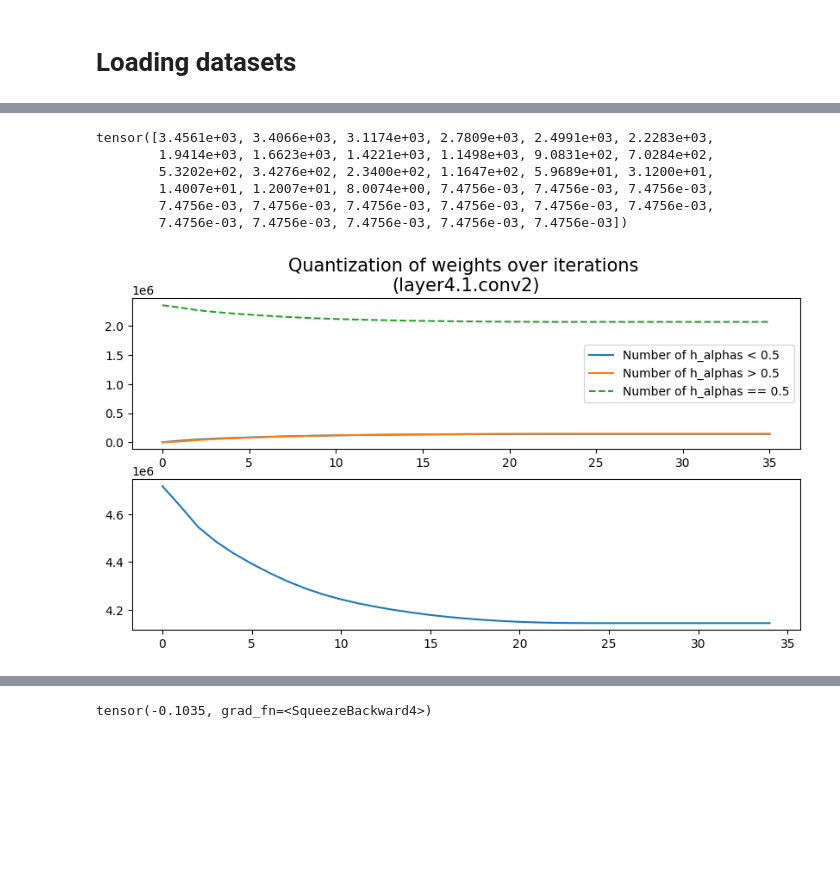
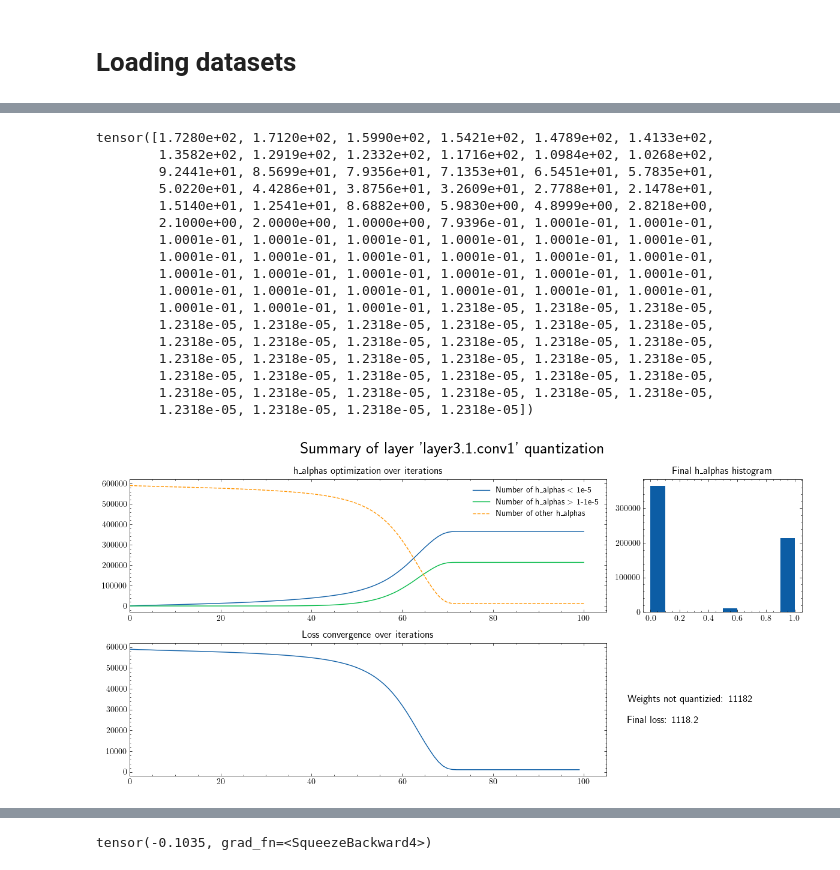
Before and after one commit to puscianm/anvil, a Jupyter notebook: testing.ipynb, the cells around one changed output, grey strips where cells are left out. Cells and saved outputs as stored; diff of their text form; code cells hidden in the pictures; blank space fills up the shorter version.

Commit message:
Plotting and experimenting

```diff
--- a/testing.ipynb
+++ b/testing.ipynb
@@ -95,5 +95,4 @@ fc <class 'torch.nn.modules.linear.Linear'>
 # %%
-adaround_wrapper = anvil.adaround.AdaRoundModelWrapper(model, images_1)
-adaround_statistics, quantizized_weights, quantizized_model = adaround_wrapper.apply_adaround_to_layers(reg_param=2, bitwidth=4, per_channel=False, num_iterations=3500, beta_range=(20, 2), optimizer_lr=3e-2, use_quantiles=True, lower_quantile=0.00005, upper_quantile=0.99995)
+adaround_statistics, quantizized_weights, quantizized_model = adaround_wrapper.apply_adaround_to_layers(reg_param=100000, bitwidth=8, per_channel=False, num_iterations=3500, beta_range=(20, 1.1), optimizer_lr=3e-2, use_quantiles=True, lower_quantile=1e-5, upper_quantile=1-1e-5)
 # %% [output]
 Quantizizing conv and lin
@@ -193,46 +205,75 @@ tensor([-0.0710, -0.0609, -0.0507, -0.0406, -0.0304, -0.0203, -0.0101,  0.0000,
 # %%
 torch.cat(adaround_statistics['conv1']['losses'])
 # %% [output]
-tensor([3.4561e+03, 3.4066e+03, 3.1174e+03, 2.7809e+03, 2.4991e+03, 2.2283e+03,
-        1.9414e+03, 1.6623e+03, 1.4221e+03, 1.1498e+03, 9.0831e+02, 7.0284e+02,
-        5.3202e+02, 3.4276e+02, 2.3400e+02, 1.1647e+02, 5.9689e+01, 3.1200e+01,
-        1.4007e+01, 1.2007e+01, 8.0074e+00, 7.4756e-03, 7.4756e-03, 7.4756e-03,
-        7.4756e-03, 7.4756e-03, 7.4756e-03, 7.4756e-03, 7.4756e-03, 7.4756e-03,
-        7.4756e-03, 7.4756e-03, 7.4756e-03, 7.4756e-03, 7.4756e-03])
+tensor([1.7280e+02, 1.7120e+02, 1.5990e+02, 1.5421e+02, 1.4789e+02, 1.4133e+02,
+        1.3582e+02, 1.2919e+02, 1.2332e+02, 1.1716e+02, 1.0984e+02, 1.0268e+02,
+        9.2441e+01, 8.5699e+01, 7.9356e+01, 7.1353e+01, 6.5451e+01, 5.7835e+01,
+        5.0220e+01, 4.4286e+01, 3.8756e+01, 3.2609e+01, 2.7788e+01, 2.1478e+01,
+        1.5140e+01, 1.2541e+01, 8.6882e+00, 5.9830e+00, 4.8999e+00, 2.8218e+00,
+        2.1000e+00, 2.0000e+00, 1.0000e+00, 7.9396e-01, 1.0001e-01, 1.0001e-01,
+        1.0001e-01, 1.0001e-01, 1.0001e-01, 1.0001e-01, 1.0001e-01, 1.0001e-01,
+        1.0001e-01, 1.0001e-01, 1.0001e-01, 1.0001e-01, 1.0001e-01, 1.0001e-01,
+        1.0001e-01, 1.0001e-01, 1.0001e-01, 1.0001e-01, 1.0001e-01, 1.0001e-01,
+        1.0001e-01, 1.0001e-01, 1.0001e-01, 1.0001e-01, 1.0001e-01, 1.0001e-01,
+        1.0001e-01, 1.0001e-01, 1.0001e-01, 1.2318e-05, 1.2318e-05, 1.2318e-05,
+        1.2318e-05, 1.2318e-05, 1.2318e-05, 1.2318e-05, 1.2318e-05, 1.2318e-05,
+        1.2318e-05, 1.2318e-05, 1.2318e-05, 1.2318e-05, 1.2318e-05, 1.2318e-05,
+        1.2318e-05, 1.2318e-05, 1.2318e-05, 1.2318e-05, 1.2318e-05, 1.2318e-05,
+        1.2318e-05, 1.2318e-05, 1.2318e-05, 1.2318e-05, 1.2318e-05, 1.2318e-05,
+        1.2318e-05, 1.2318e-05, 1.2318e-05, 1.2318e-05, 1.2318e-05, 1.2318e-05,
+        1.2318e-05, 1.2318e-05, 1.2318e-05, 1.2318e-05])
 # %%
 i = 0
 # %%
 layer_to_plot = list(adaround_statistics.keys())[i]
 #layer_to_plot = 'layer3.0.conv2'
 i+=1
 
 raveled_h_alphas = []
 zeros_count_arr = []
 ones_count_arr = []
 other_count_arr = []
 
 for h_alphas in adaround_statistics[layer_to_plot]['h_alphas']:
     raveled = torch.ravel(h_alphas.to("cpu")).numpy()
-    zeros_count = np.where(raveled == 0)[0].shape[0]
-    ones_count = np.where(raveled  == 1)[0].shape[0]
+    zeros_count = np.where(raveled < 1e-5)[0].shape[0]
+    ones_count = np.where(raveled  > 1-1e-5)[0].shape[0]
     other_count = raveled.shape[0] - zeros_count - ones_count
 
     zeros_count_arr.append(zeros_count)
     ones_count_arr.append(ones_count)
     other_count_arr.append(other_count)
 
-fig, axes = plt.subplots(2,1, figsize=(10, 5))
-axes[0].plot(zeros_count_arr, label='Number of h_alphas < 0.5')
-axes[0].plot(ones_count_arr, label='Number of h_alphas > 0.5')
-axes[0].plot(other_count_arr, "--", label='Number of h_alphas == 0.5')
+with plt.style.context('science'):
+    fig = plt.figure(figsize=(12, 6))
+    gs = fig.add_gridspec(2, 2, width_ratios=[3, 1])
 
-axes[0].set_title(f"Quantization of weights over iterations \n({layer_to_plot})", fontsize=15)
-axes[0].legend()
+    ax0 = fig.add_subplot(gs[0, 0])
+    ax1 = fig.add_subplot(gs[1, 0], sharex=ax0)
+    ax2 = fig.add_subplot(gs[0, 1])
+    ax3 = fig.add_subplot(gs[1, 1])
 
-losses_cpu = torch.cat(adaround_statistics[layer_to_plot]['losses']).to("cpu")
-axes[1].plot(losses_cpu)
-plt.show()
-print(f"last loss: {losses_cpu[-1]}")
-print(f"last nubmer of h_alphas other than 0 or 1: {other_count_arr[-1]}")
+    ax0.plot(zeros_count_arr, label='Number of h_alphas $<$ 1e-5')
+    ax0.plot(ones_count_arr, label='Number of h_alphas $>$ 1-1e-5')
+    ax0.plot(other_count_arr, "--", label='Number of other h_alphas')
+
+    ax0.set_title(f"h_alphas optimization over iterations")
+    ax0.legend()
+    ax0.set_xlim(left=0)
+
+    ax1.set_title(f"Loss convergence over iterations")
+
+    losses_cpu = torch.cat(adaround_statistics[layer_to_plot]['losses']).to("cpu")
+    ax1.plot(losses_cpu)
+
+    ax2.hist(raveled)
+    ax2.set_title("Final h_alphas histogram")
+
+    ax3.text(-0.1, 0.4, f"Weights not quantizied: {other_count_arr[-1]:g}\n \nFinal loss: {losses_cpu[-1]:g}", fontsize=12, fontweight='bold')
+    ax3.axis('off')
+
+    fig.suptitle(f"Summary of layer '{layer_to_plot}' quantization", fontsize=20)
+    plt.tight_layout()
+    plt.savefig('/home/mpuscian/Desktop/repozytoria/MINI_projects/anvil/currlayer_summary.pdf')
 # %% [output]
-[figure, old version]
+[figure, new version]
```
Also changed, not shown: parts of 30 cells of this notebook, 1 other file.
